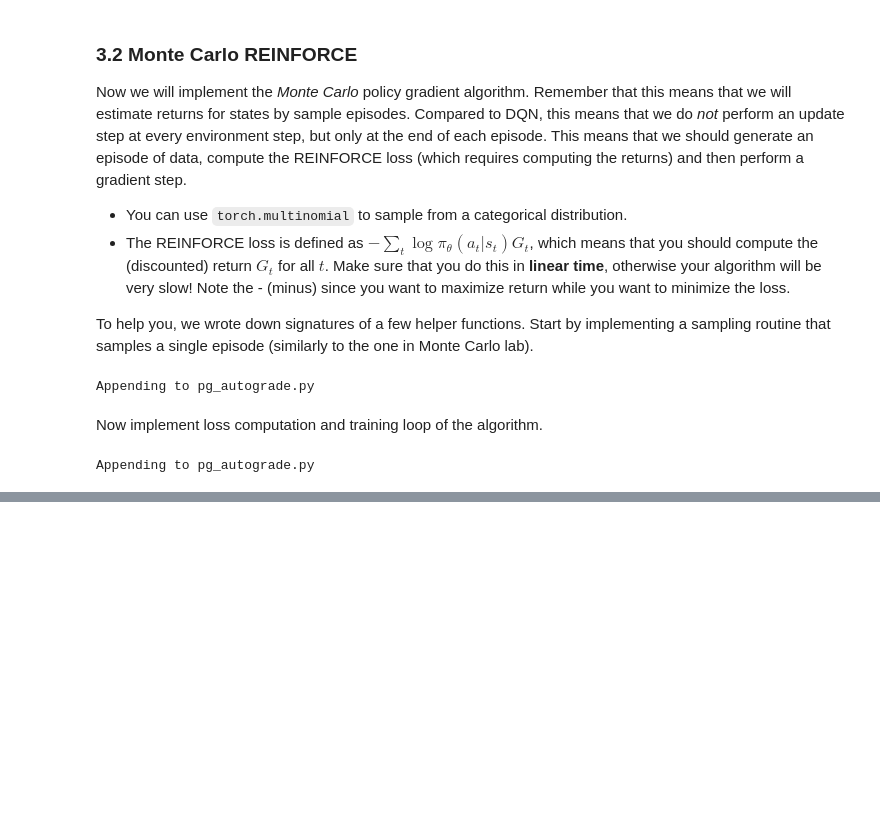
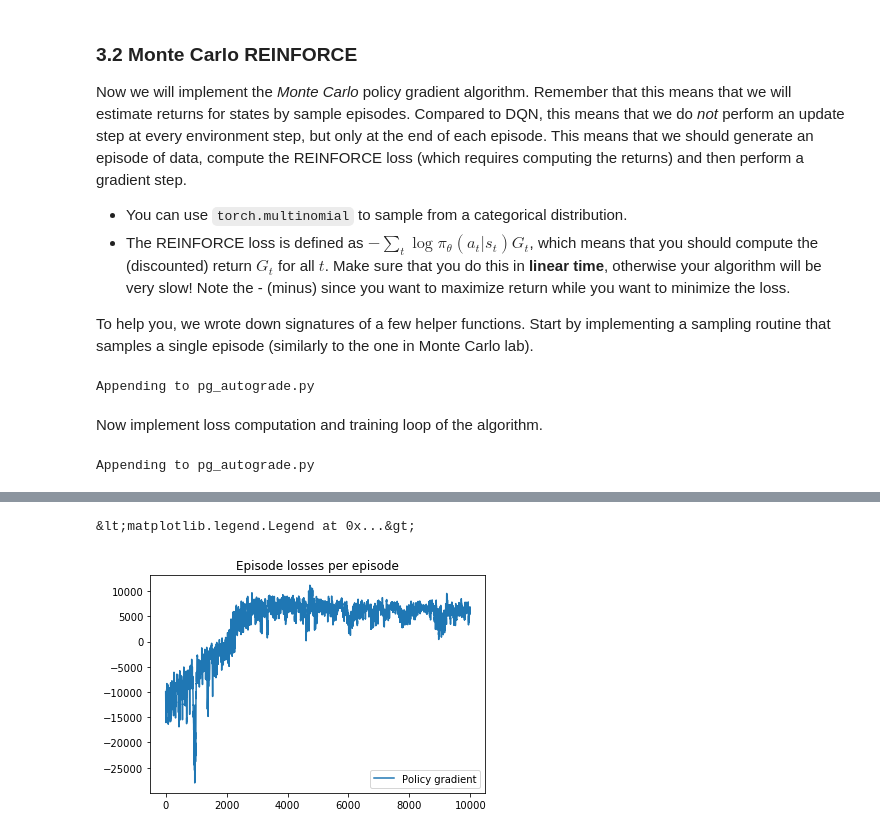
Before and after one commit to bellanich/rl_reproducibility, a Jupyter notebook: LunarLander.ipynb, the cells around one changed output, grey strips where cells are left out. Cells and saved outputs as stored; diff of their text form; code cells hidden in the pictures; blank space fills up the shorter version.

```diff
--- a/LunarLander.ipynb
+++ b/LunarLander.ipynb
@@ -302,0 +329,7 @@ If you want to test/submit your solution **restart the kernel, run all cells and
+# %%
+plt.plot(smooth(losses, 10))
+plt.title('Episode losses per episode')
+plt.legend(['Policy gradient'])
+# %% [output]
+&lt;matplotlib.legend.Legend at 0x...&gt;
+[figure, added]
```
Also changed, not shown: parts of 8 cells of this notebook.
